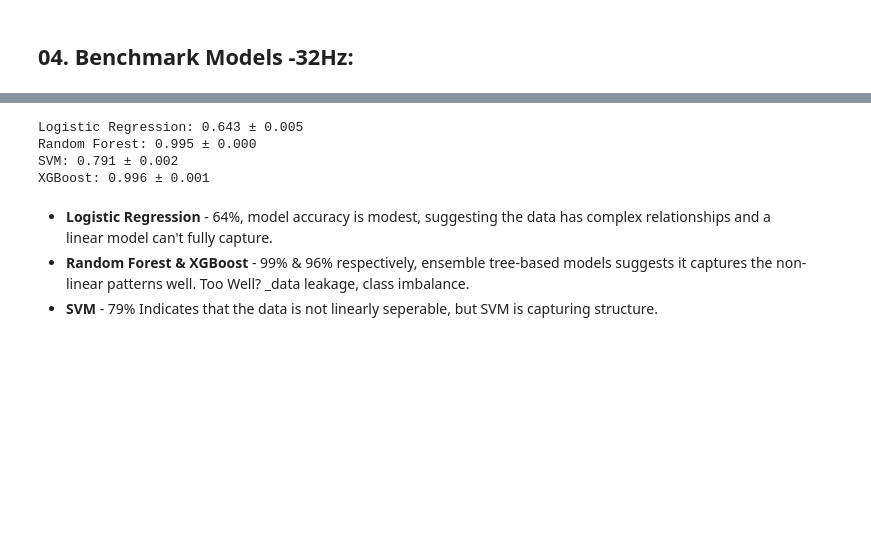
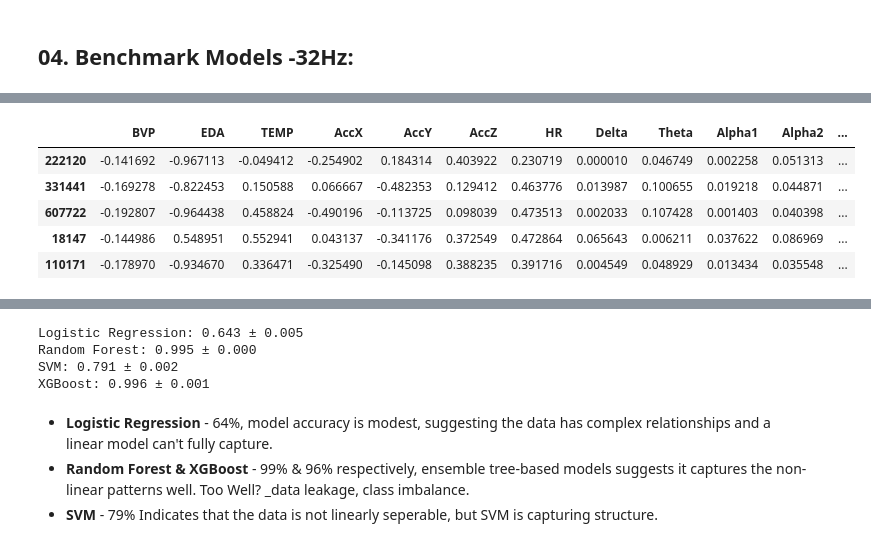
Before and after one commit to Cdennis51/Neurocheck, a Jupyter notebook: notebook/EEG_Data_Exploration.ipynb, the cells around one changed output, grey strips where cells are left out. Cells and saved outputs as stored; diff of their text form; code cells hidden in the pictures; blank space fills up the shorter version.

```diff
--- a/notebook/EEG_Data_Exploration.ipynb
+++ b/notebook/EEG_Data_Exploration.ipynb
@@ -103,4 +104,12 @@ y = MEFAR_MID['class']
 # %%
-# Randomly sample 100 000 rows from the MEFAR MID dataset.
+# Randomly sample 100 000 rows from the MEFAR MID dataset, including all features.
 X_sample = X.sample(n=100_000,random_state=42)
 y_sample = y.loc[X_sample.index]
+X_sample.head()
+# %% [output]
+|  | BVP | EDA | TEMP | AccX | AccY | AccZ | HR | Delta | Theta | Alpha1 | Alpha2 | ... |
+| 222120 | -0.141692 | -0.967113 | -0.049412 | -0.254902 | 0.184314 | 0.403922 | 0.230719 | 0.000010 | 0.046749 | 0.002258 | 0.051313 | ... |
+| 331441 | -0.169278 | -0.822453 | 0.150588 | 0.066667 | -0.482353 | 0.129412 | 0.463776 | 0.013987 | 0.100655 | 0.019218 | 0.044871 | ... |
+| 607722 | -0.192807 | -0.964438 | 0.458824 | -0.490196 | -0.113725 | 0.098039 | 0.473513 | 0.002033 | 0.107428 | 0.001403 | 0.040398 | ... |
+| 18147 | -0.144986 | 0.548951 | 0.552941 | 0.043137 | -0.341176 | 0.372549 | 0.472864 | 0.065643 | 0.006211 | 0.037622 | 0.086969 | ... |
+| 110171 | -0.178970 | -0.934670 | 0.336471 | -0.325490 | -0.145098 | 0.388235 | 0.391716 | 0.004549 | 0.048929 | 0.013434 | 0.035548 | ... |
```
Also changed, not shown: parts of 16 cells of this notebook, 3 other files.
